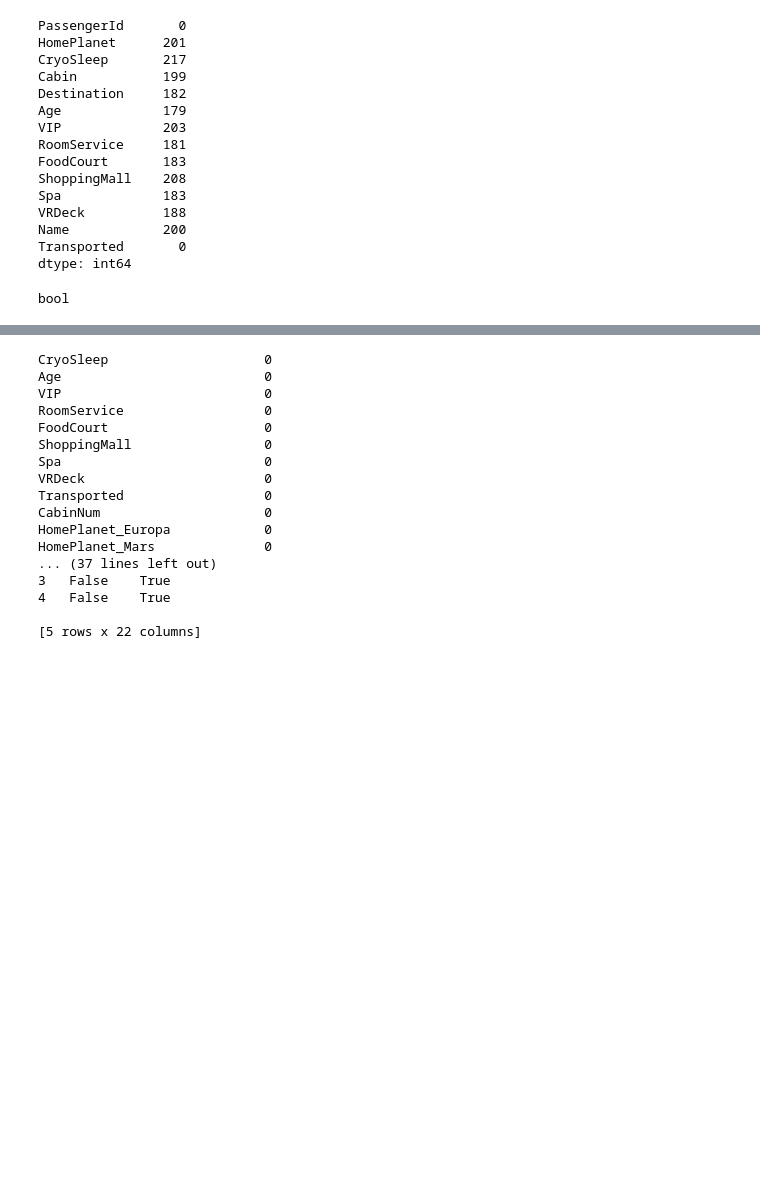
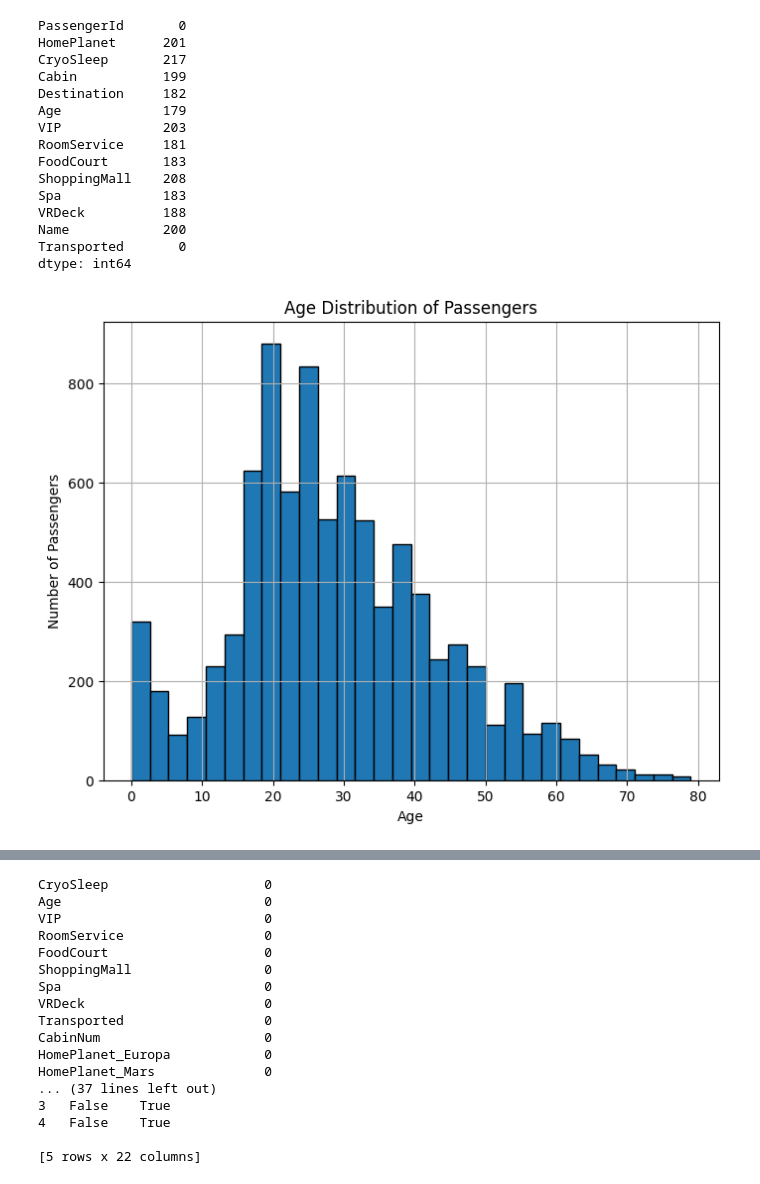
Before and after one commit to larabiislem/Spaceship-Titanic, a Jupyter notebook: Spaceship Titanic.ipynb, the cells around one changed output, grey strips where cells are left out. Drawn from its saved outputs; the diff is of its cells as text; code cells hidden in the pictures; blank space fills up the shorter version.

```diff
--- a/Spaceship Titanic.ipynb
+++ b/Spaceship Titanic.ipynb
@@ -66,6 +69,12 @@ Name            200
 Transported       0
 dtype: int64
 # %%
-print(df['Transported'].dtype)
+plt.figure(figsize=(8, 6))
+plt.hist(df['Age'].dropna(), bins=30, edgecolor='black')  # Remove NaN for the histogram
+plt.title('Age Distribution of Passengers')
+plt.xlabel('Age')
+plt.ylabel('Number of Passengers')
+plt.grid(True)
+plt.show()
 # %% [output]
-bool
+[figure, added]
```
Also changed, not shown: parts of 4 cells of this notebook.
